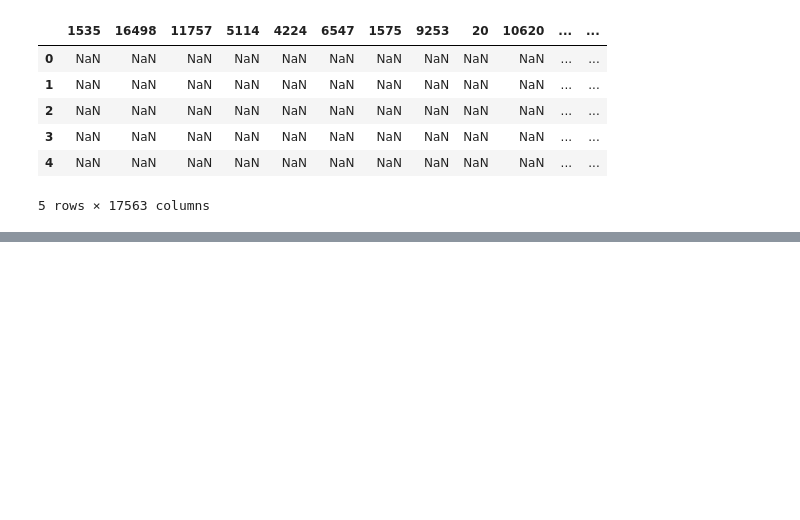
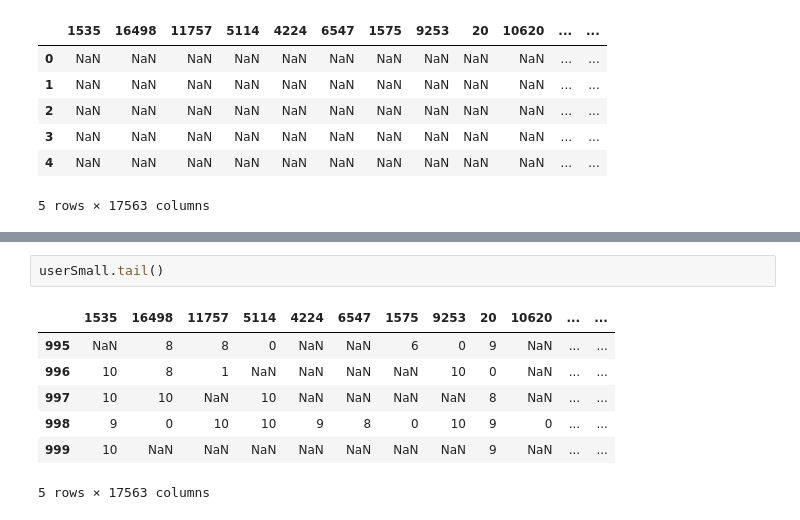
Before and after one commit to Kalamojo/Anime-Recommendation, a Jupyter notebook: users_pre.ipynb, the cells around one changed output, grey strips where cells are left out. Saved outputs shown, nothing was run; the diff lists cells and outputs as text; blank space fills up the shorter version.

```diff
--- a/users_pre.ipynb
+++ b/users_pre.ipynb
@@ -103,0 +141,10 @@ for i, row in users.iterrows():
+# %%
+userSmall.tail()
+# %% [output]
+|  | 1535 | 16498 | 11757 | 5114 | 4224 | 6547 | 1575 | 9253 | 20 | 10620 | ... | ... |
+| 995 | NaN | 8 | 8 | 0 | NaN | NaN | 6 | 0 | 9 | NaN | ... | ... |
+| 996 | 10 | 8 | 1 | NaN | NaN | NaN | NaN | 10 | 0 | NaN | ... | ... |
+| 997 | 10 | 10 | NaN | 10 | NaN | NaN | NaN | NaN | 8 | NaN | ... | ... |
+| 998 | 9 | 0 | 10 | 10 | 9 | 8 | 0 | 10 | 9 | 0 | ... | ... |
+| 999 | 10 | NaN | NaN | NaN | NaN | NaN | NaN | NaN | 9 | NaN | ... | ... |
+5 rows × 17563 columns
```
Also changed, not shown: parts of 17 cells of this notebook, 1 other file.
